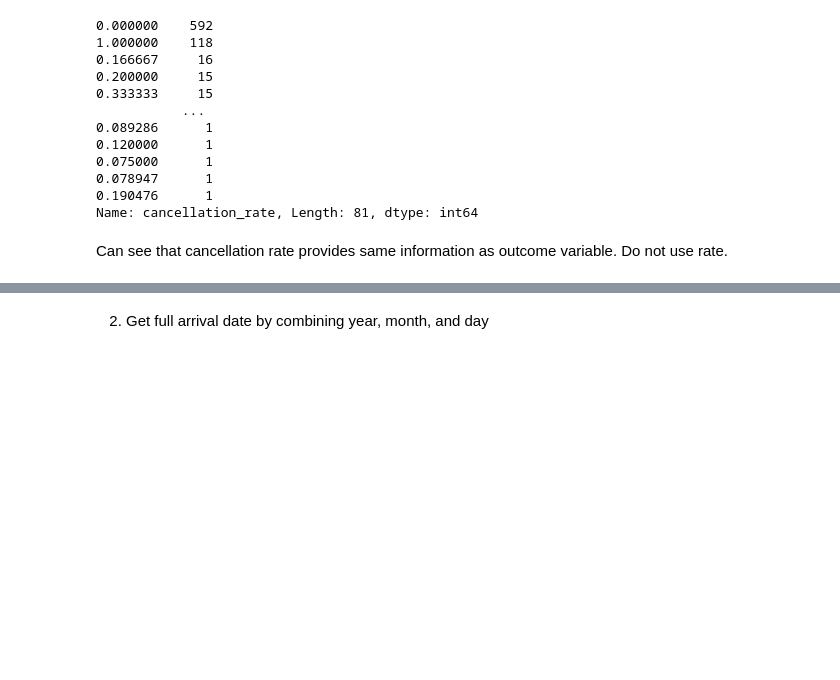
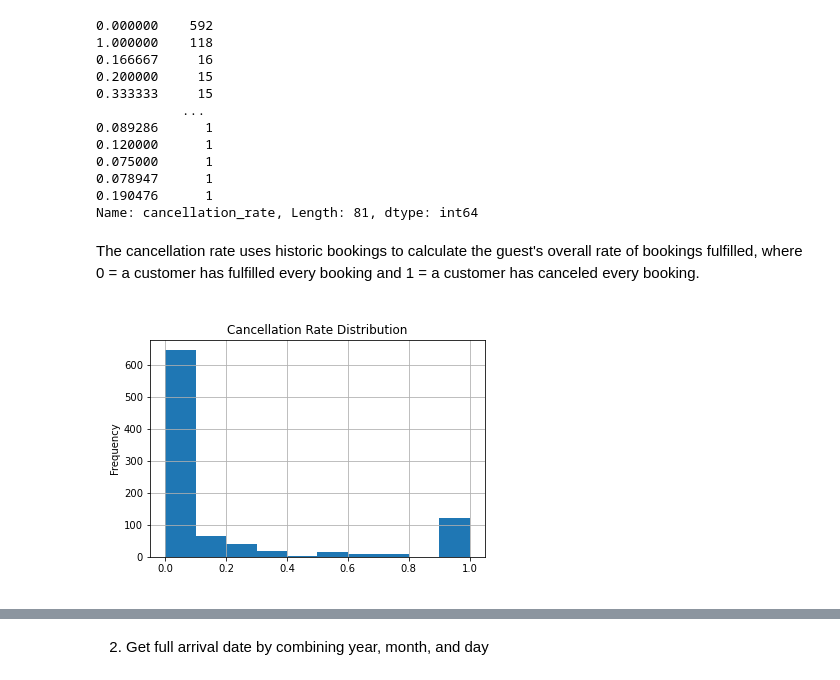
Before and after one commit to vivianndo/ads505, a Jupyter notebook: eda_merged_092823.ipynb, the cells around one changed output, grey strips where cells are left out. Saved outputs shown, nothing was run; the diff lists cells and outputs as text; code cells hidden in the pictures; blank space fills up the shorter version.

```diff
--- a/eda_merged_092823.ipynb
+++ b/eda_merged_092823.ipynb
@@ -446,8 +446,16 @@ df['cancellation_rate'].value_counts()
 0.078947      1
 0.190476      1
 Name: cancellation_rate, Length: 81, dtype: int64
-# %% [markdown]
-Can see that cancellation rate provides same information as outcome variable. Do not use rate.
+# %% [markdown]
+The cancellation rate uses historic bookings to calculate the guest's overall rate of bookings fulfilled, where 0 = a customer has fulfilled every booking and 1 = a customer has canceled every booking.
+# %%
+# Show distribution
+df.hist('cancellation_rate')
+plt.ylabel('Frequency')
+plt.title('Cancellation Rate Distribution')
+plt.show()
+# %% [output]
+[figure, added]
 # %%
 y1 = list(df[df['booking_status'] == 'Canceled']['cancellation_rate'])
 y0 = list(df[df['booking_status'] == 'Not_Canceled']['cancellation_rate'])
```
Also changed, not shown: parts of 65 cells of this notebook.
